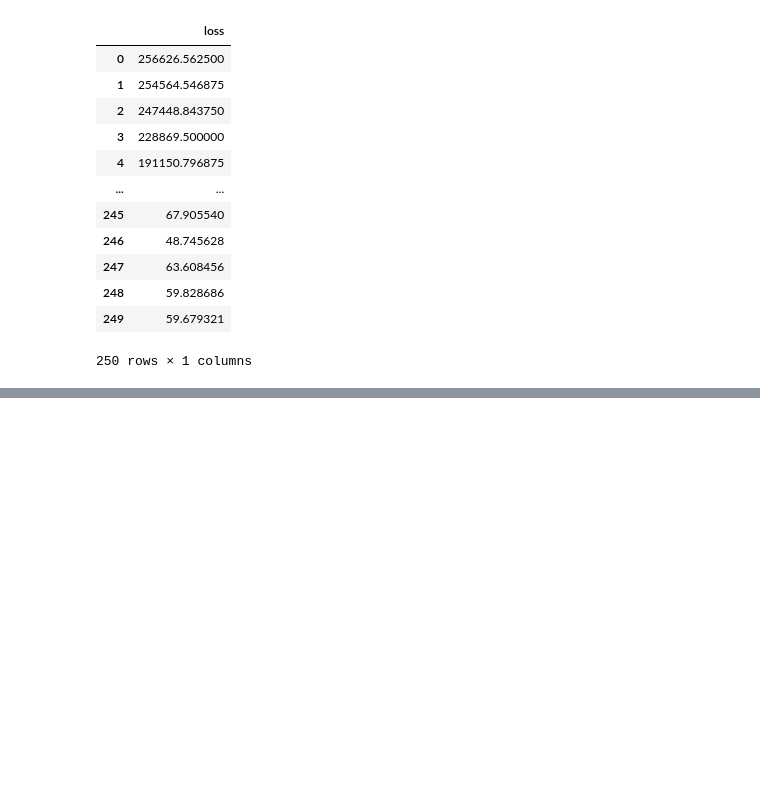
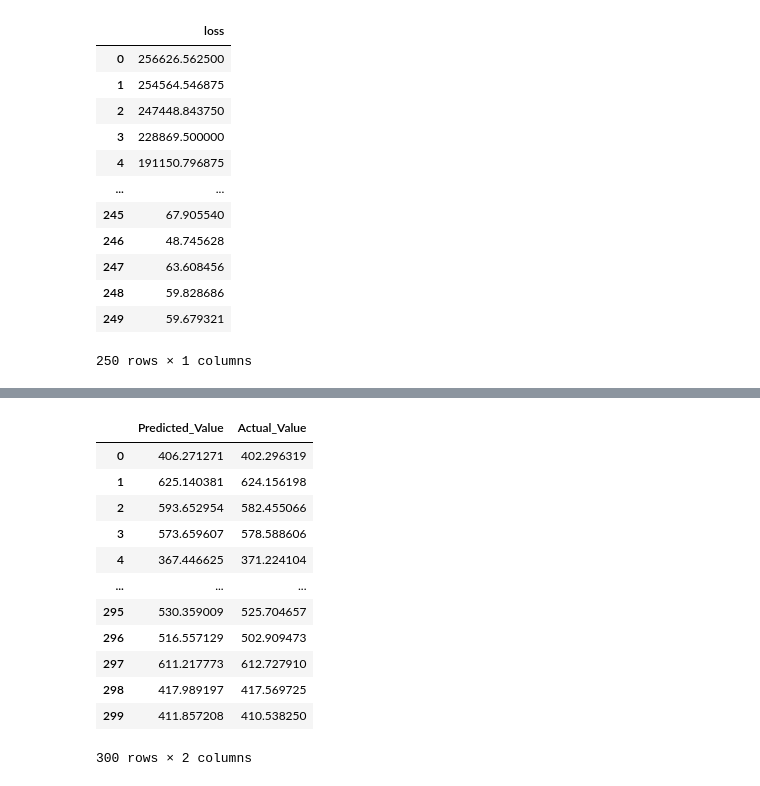
Before and after one commit to vishalrec1/Python, a Jupyter notebook: Keras_Learning.ipynb, the cells around one changed output, grey strips where cells are left out. Saved outputs shown, nothing was run; the diff lists cells and outputs as text; code cells hidden in the pictures; blank space fills up the shorter version.

```diff
--- a/Keras_Learning.ipynb
+++ b/Keras_Learning.ipynb
@@ -170,0 +206,2 @@ df.plot(figsize = (15,5),grid=True)
+# %%
+test_pred = model.predict(X_test)
@@ -170,0 +252,16 @@ df.plot(figsize = (15,5),grid=True)
+# %%
+pred_df
+# %% [output]
+|  | Predicted_Value | Actual_Value |
+| 0 | 406.271271 | 402.296319 |
+| 1 | 625.140381 | 624.156198 |
+| 2 | 593.652954 | 582.455066 |
+| 3 | 573.659607 | 578.588606 |
+| 4 | 367.446625 | 371.224104 |
+| ... | ... | ... |
+| 295 | 530.359009 | 525.704657 |
+| 296 | 516.557129 | 502.909473 |
+| 297 | 611.217773 | 612.727910 |
+| 298 | 417.989197 | 417.569725 |
+| 299 | 411.857208 | 410.538250 |
+300 rows × 2 columns
```
Also changed, not shown: parts of 40 cells of this notebook.
